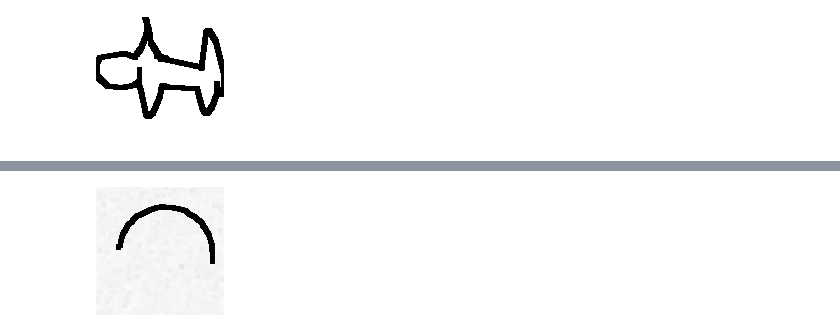
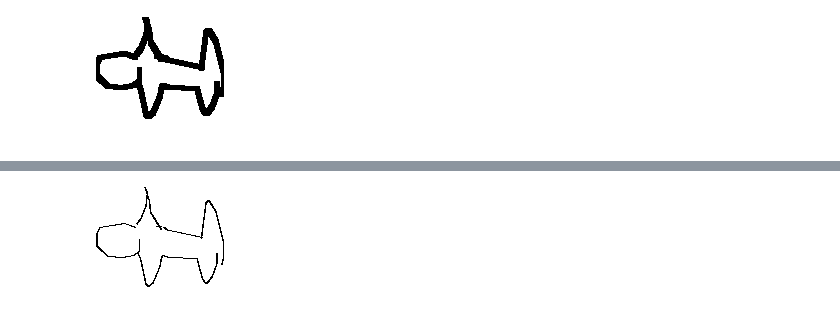
Before and after one commit to poupeaua/halfcircle-clf, a Jupyter notebook: notebooks/random.ipynb, the cells around one changed output, grey strips where cells are left out. Cells and saved outputs as stored; diff of their text form; code cells hidden in the pictures.

```diff
--- a/notebooks/random.ipynb
+++ b/notebooks/random.ipynb
@@ -73,18 +115,17 @@ image_crop
 # %%
 # Read image
-image = Image.open('../data/halfcircle-images/halfcircle_0.png')
-# image = Image.open('../data/other/quick_draw_subset/airplane/airplane_4527275041095680.png')
-
+# image = Image.open('../data/halfcircle-images/halfcircle_0.png')
+image = Image.open('../data/other/quick_draw_subset/airplane/airplane_4527275041095680.png')
 
 # create an transform for crop the image
 # 300px height and 600px wide
-transform = TRAIN_TRANSFORMS
+transform = TEST_TRANSFORMS
 
 # use above created transform to crop
 # the image
 image_crop = transform(image)
 
 # display result
 transforms.ToPILImage()(image_crop)
 # %% [output]
-[figure, old version]
+[figure, new version]
```
Also changed, not shown: parts of 8 cells of this notebook, 7 other files.
